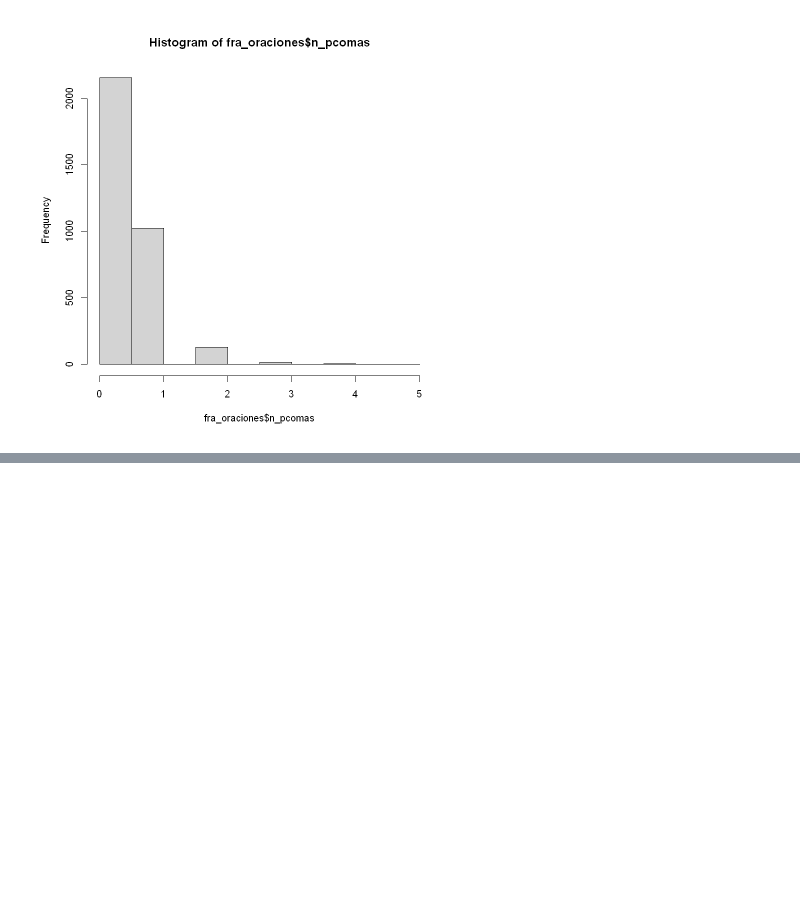
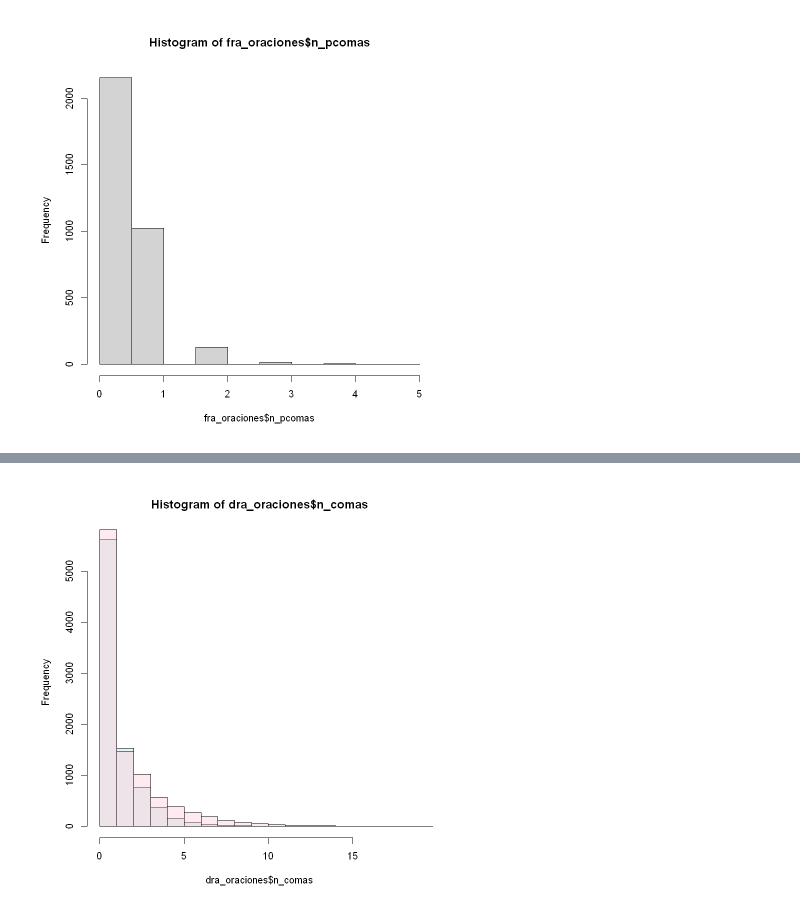
Before and after one commit to albertobenavides/probabilidad, a Jupyter notebook: tema3/tarea.ipynb, the cells around one changed output, grey strips where cells are left out. Cells and saved outputs as stored; diff of their text form; code cells hidden in the pictures; blank space fills up the shorter version.

```diff
--- a/tema3/tarea.ipynb
+++ b/tema3/tarea.ipynb
@@ -273,0 +331,26 @@ hist(fra_oraciones$n_pcomas)
+# %%
+geometrica = function(p, r){ # recibe una probabilidad entre 0 y 1 y un número de repeticiones
+    resultados = c()
+    for(i in 1:r){
+        veces = -1
+
+        while(TRUE){
+            veces = veces + 1
+            b = runif(1) < p # Se repite un experimento de Bernoulli
+            if (b == TRUE){ # hasta que se cumple el experimento
+                break
+            }
+        }
+        resultados = c(resultados, veces)
+    }
+    return (resultados)
+}
+# %%
+repeticiones = 10000
+p = 0.354
+b = hist(dra_oraciones$n_comas, plot = FALSE)
+c = hist(geometrica(p, repeticiones), plot = FALSE, breaks=15)
+plot(b, col = c1) # Plot 1st histogram using a transparent color
+plot(c, col = c2, add = T) # Add 2nd histogram using different color
+# %% [output]
+[figure, added]
```
Also changed, not shown: parts of 5 cells of this notebook.
